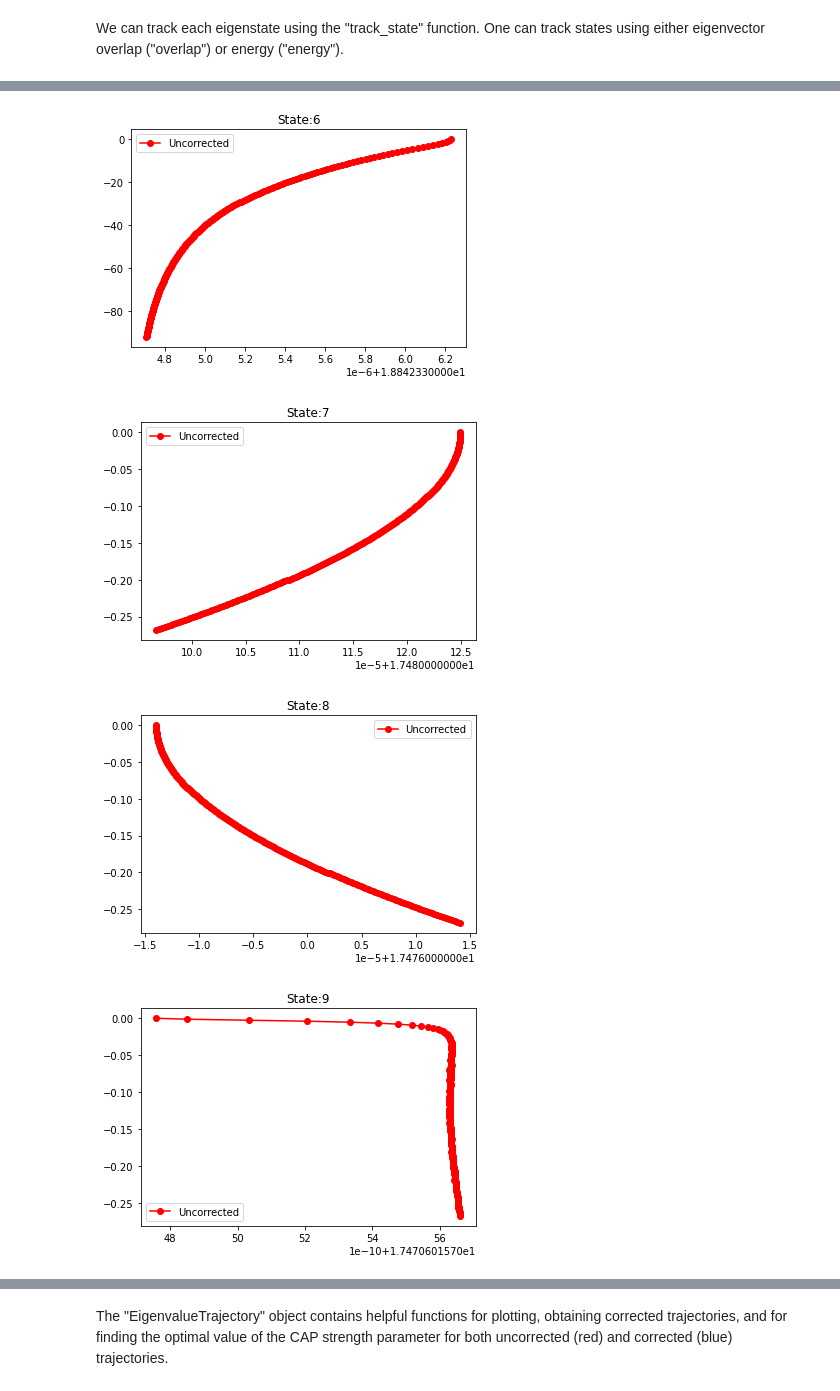
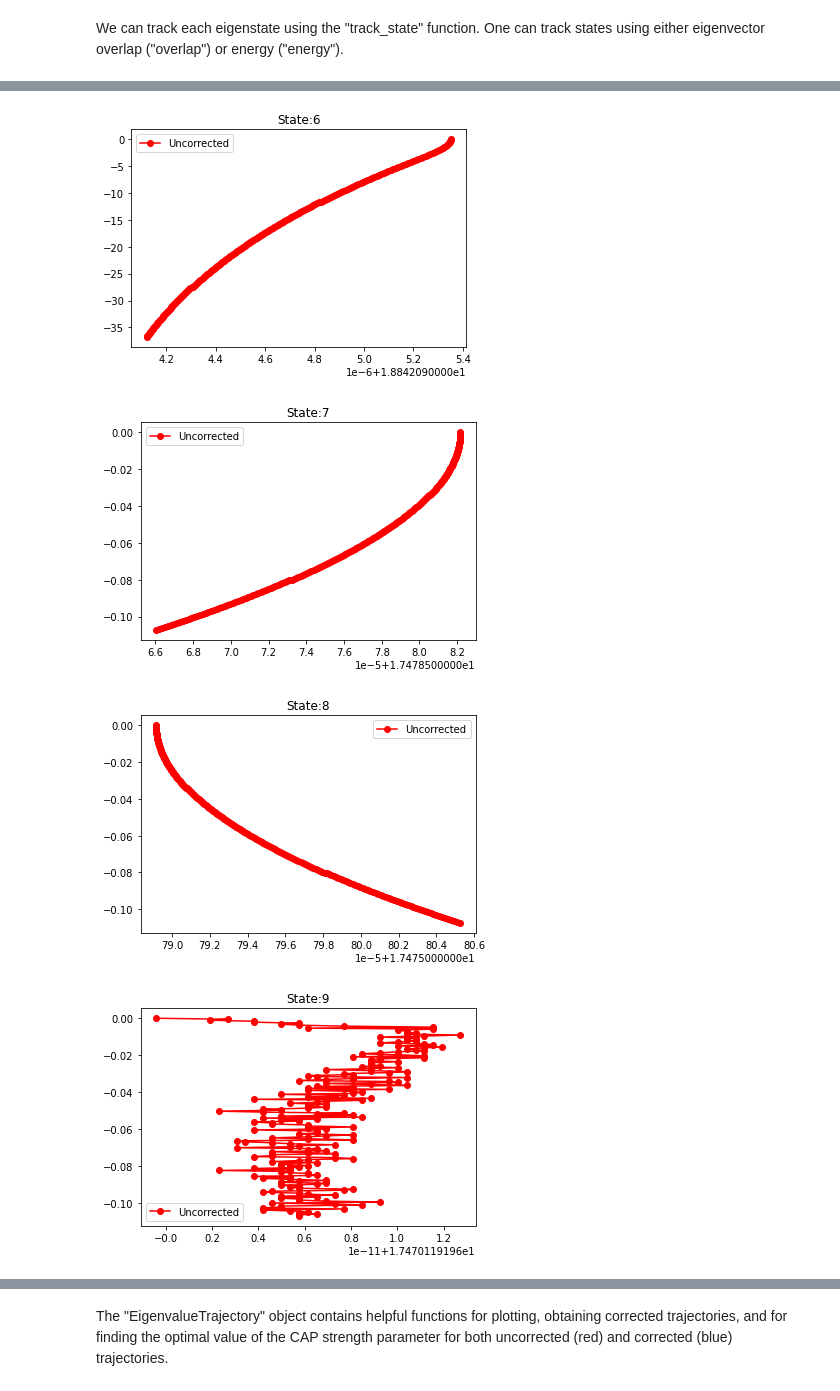
Before and after one commit to gayverjr/opencap, a Jupyter notebook: examples/analysis/N2/OpenMolcasTutorial.ipynb, the cells around one changed output, grey strips where cells are left out. Drawn from its saved outputs; the diff is of its cells as text; code cells hidden in the pictures.

```diff
--- a/examples/analysis/N2/OpenMolcasTutorial.ipynb
+++ b/examples/analysis/N2/OpenMolcasTutorial.ipynb
@@ -11,8 +11,8 @@ from pandas import DataFrame
 ## Constructing the system object
 The System object of PyOpenCAP contains the geometry and basis set information, as well as the overlap matrix. The constructor exposed to Python takes in a Python dictionary as an argument, with key/value pairs which mimic the input file format of the command line version. There are three equivalent ways of specifying the geometry and basis set: rassi_h5, molden, and inline. The "inline" option requires specifying a path to a basis set formatted in Psi4 style, which can be downloaded from the basis set exchange. Here, we’ll use the rassi_h5 file.
 # %%
-RASSI_FILE = "ref_outputs/ms_caspt2.rassi.h5"
-OUTPUT_FILE = "ref_outputs/ms_caspt2.out"
+RASSI_FILE = "ref_outputs/xms.rassi.h5"
+OUTPUT_FILE = "ref_outputs/xms.out"
 sys_dict_inline = {"geometry":'''N        0.0     0.0     0.548757
                     N        0.0     0.0     -0.548757
                     X       0.0     0.0     0.0''',  # ghost atoms are indicated with X
@@ -77,8 +77,8 @@ CAPH.run_trajectory(eta_list)
 # %% [markdown]
 We can track each eigenstate using the "track_state" function. One can track states using either eigenvector overlap ("overlap") or energy ("energy").
 # %%
-# CASPT2 energy for neutral w/ same orbitals
-ref_energy = -109.36219955
+# energy of first state, which is ground state
+ref_energy = -109.36220743
 for i in range(0,CAPH.nstates):
     traj = CAPH.track_state(i,tracking="overlap")
     uc_energies = traj.energies_ev(ref_energy=ref_energy)
@@ -96,5 +96,5 @@ for i in range(0,CAPH.nstates):
-[figure, old version]
+[figure, new version]
-[figure, old version]
+[figure, new version]
-[figure, old version]
+[figure, new version]
-[figure, old version]
+[figure, new version]
 # %% [markdown]
```
Also changed, not shown: parts of 5 cells of this notebook, 7 other files.
